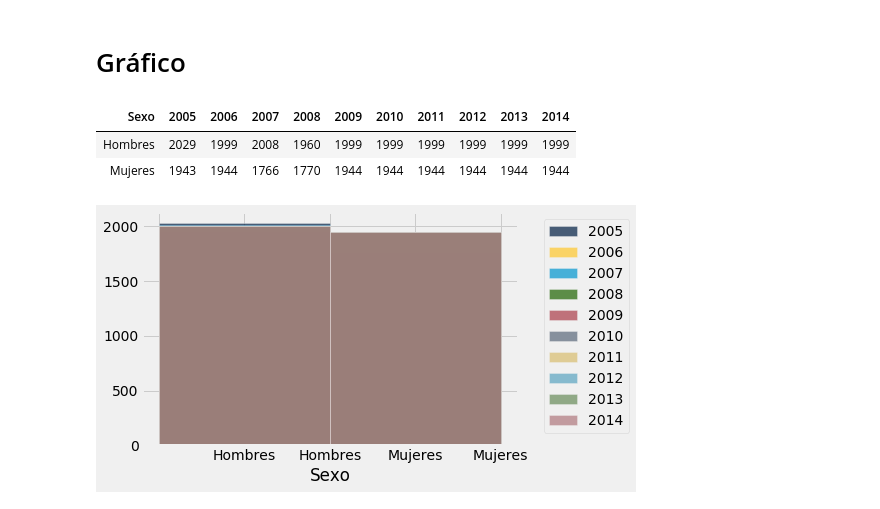
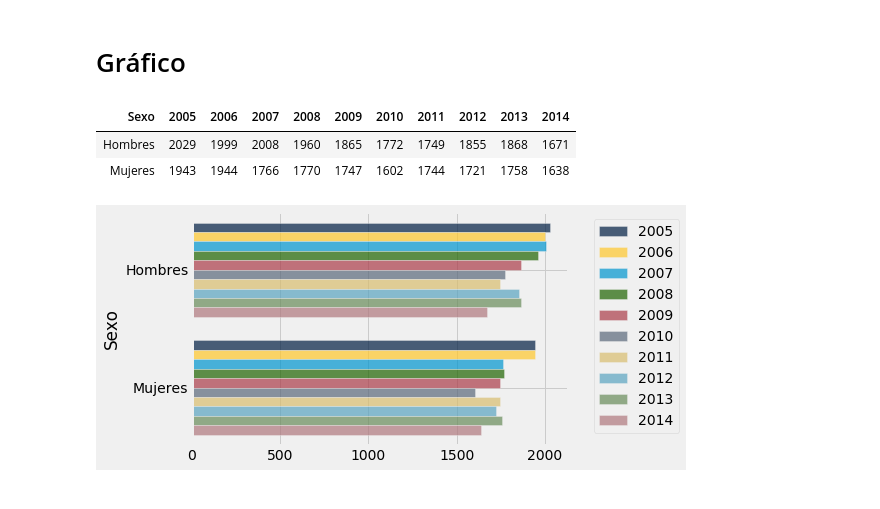
Before and after one commit to rafatorrealba/ConDatos2020, a Jupyter notebook: Dinamica de la Poblacion Extendida.ipynb, the cells around one changed output. Drawn from its saved outputs; the diff is of its cells as text; code cells hidden in the pictures.

```diff
--- a/Dinamica de la Poblacion Extendida.ipynb
+++ b/Dinamica de la Poblacion Extendida.ipynb
@@ -236,20 +236,20 @@ total = Table().with_columns(
     "2006", pob_21.column(3),
     "2007", pob_22.column(3),
     "2008", pob_23.column(3),
-    "2009", pob_21.column(3),
-    "2010", pob_21.column(3),
-    "2011", pob_21.column(3),
-    "2012", pob_21.column(3),
-    "2013", pob_21.column(3),
-    "2014", pob_21.column(3),
+    "2009", pob_24.column(3),
+    "2010", pob_25.column(3),
+    "2011", pob_26.column(3),
+    "2012", pob_27.column(3),
+    "2013", pob_28.column(3),
+    "2014", pob_29.column(3),
 )
 
 total
 # %% [output]
 | Sexo | 2005 | 2006 | 2007 | 2008 | 2009 | 2010 | 2011 | 2012 | 2013 | 2014 |
-| Hombres | 2029 | 1999 | 2008 | 1960 | 1999 | 1999 | 1999 | 1999 | 1999 | 1999 |
-| Mujeres | 1943 | 1944 | 1766 | 1770 | 1944 | 1944 | 1944 | 1944 | 1944 | 1944 |
+| Hombres | 2029 | 1999 | 2008 | 1960 | 1865 | 1772 | 1749 | 1855 | 1868 | 1671 |
+| Mujeres | 1943 | 1944 | 1766 | 1770 | 1747 | 1602 | 1744 | 1721 | 1758 | 1638 |
 # %%
-total.bar("Sexo")
+total.barh("Sexo")
 # %% [output]
-[figure, old version]
+[figure, new version]
```
Also changed, not shown: parts of 4 cells of this notebook.
